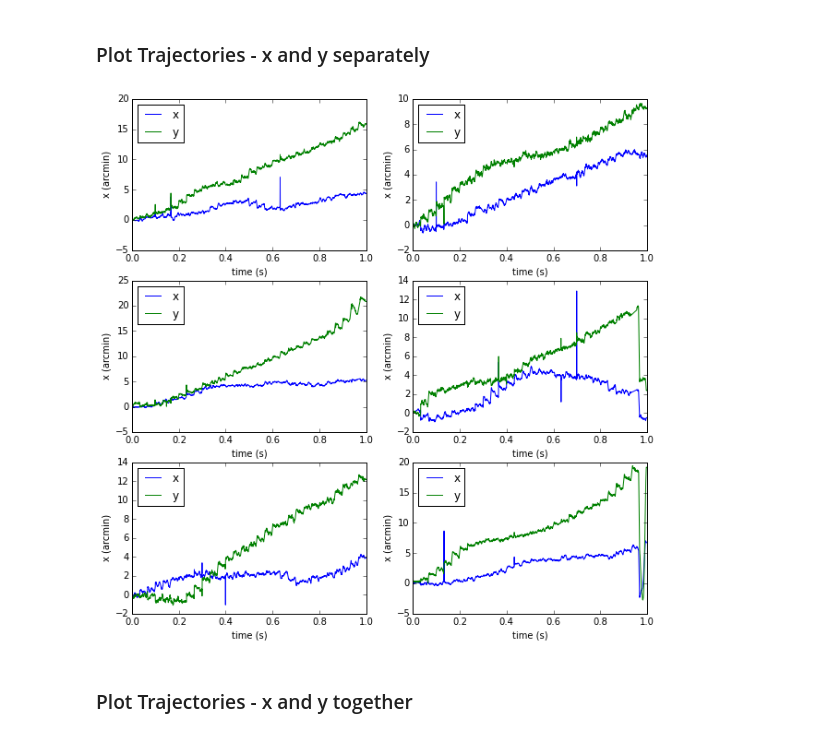
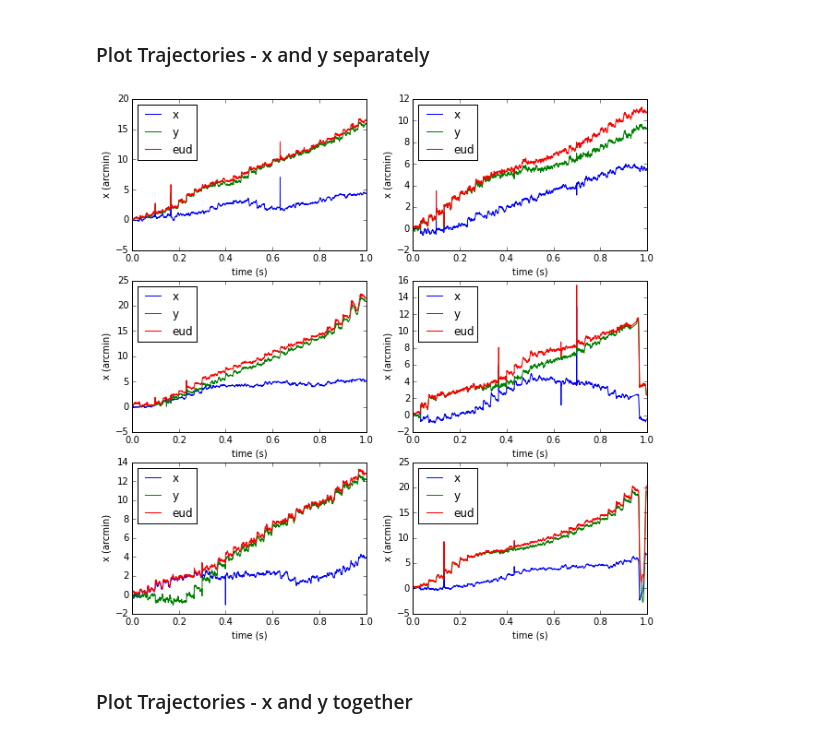
Before and after one commit to vdutell/eyemovement, a Jupyter notebook: Eye Movement Modeling.ipynb, the cells around one changed output. Cells and saved outputs as stored; diff of their text form; code cells hidden in the pictures.

```diff
--- a/Eye Movement Modeling.ipynb
+++ b/Eye Movement Modeling.ipynb
@@ -147,21 +155,23 @@ len(trials)
 # %%
 import math
 
 ##calc number of rows needed with 2 cols
 ncol = 2
 nrow = int(math.ceil(len(trials) / ncol))
 
 fig, ax = plt.subplots(nrow,ncol, figsize=(10,10))
 for i, pl in enumerate(ax.flatten()):
     trial = trials[i]
     pl.plot(trial.time, trial.x, label = 'x')
     pl.plot(trial.time, trial.y, label = 'y')
+    pl.plot(trial.time, (trial.x**2 + trial.y**2)**.5, label = 'eud')
+
     pl.set_xlabel('time (s)')
     pl.set_ylabel('x (arcmin)')
     pl.legend(loc = 0)
 plt.show()
 # %% [output]
-[figure, old version]
+[figure, new version]
 # %% [markdown]
 ### Plot Trajectories - x and y together
 # %%
```
Also changed, not shown: parts of 32 cells of this notebook.
